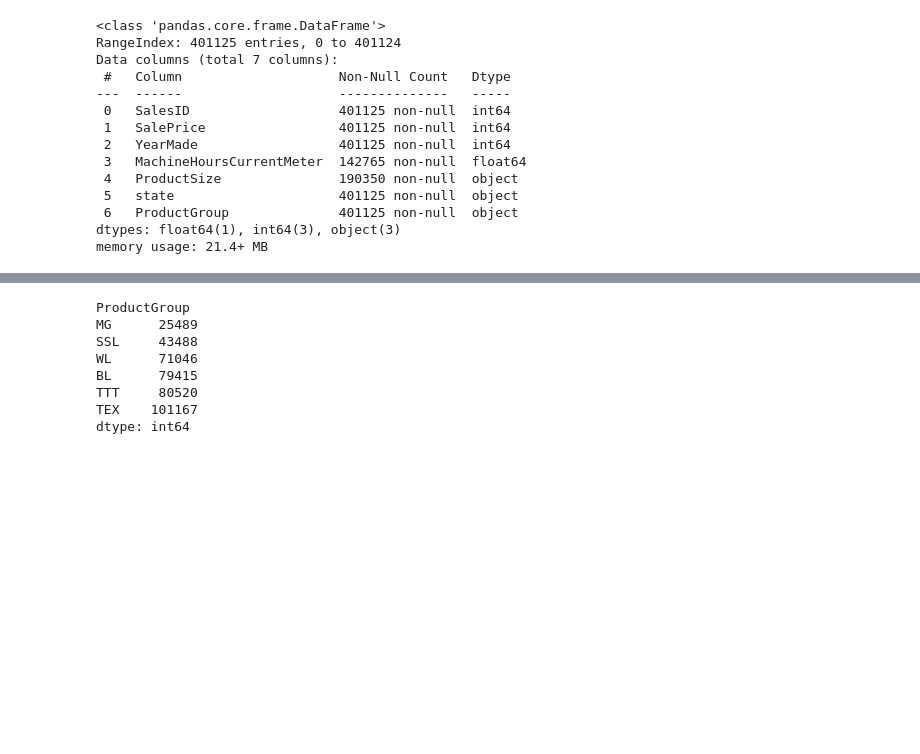
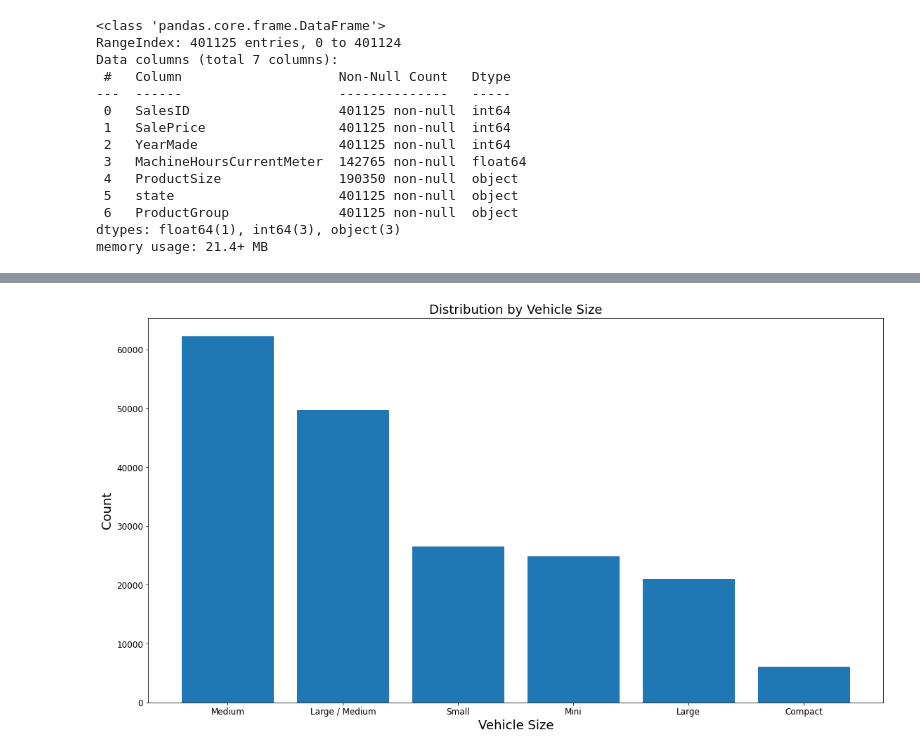
Before and after one commit to josiah-d/predicting-heavy-equipment-price, a Jupyter notebook: notebooks/josiah_eda.ipynb, the cells around one changed output, grey strips where cells are left out. Cells and saved outputs as stored; diff of their text form; code cells hidden in the pictures; blank space fills up the shorter version.

```diff
--- a/notebooks/josiah_eda.ipynb
+++ b/notebooks/josiah_eda.ipynb
@@ -100,11 +101,21 @@ dtype: int64
+# %%
+# create ProductSize dataframe
+product_size = df.groupby('ProductSize').size().sort_values(ascending=False)
+# %%
+# plot ProductSize frequency histogram
+fig, ax = plt.subplots(figsize=(16, 9))
+
+ax.bar(product_size.index, product_size)
+
+ax.set_title('Distribution by Vehicle Size')
+ax.set_xlabel('Vehicle Size')
+ax.set_ylabel('Count')
+
+fig.tight_layout()
+
+fig.savefig('../img/distribution_size.jpg')
+# %% [output]
+[figure, added]
 # %%
-df.groupby('ProductGroup').size().sort_values()
+# create ProductGroup dataframe
+product_group = df.groupby('ProductGroup').size().sort_values(ascending=False)
-# %% [output]
-ProductGroup
-MG      25489
-SSL     43488
-WL      71046
-BL      79415
-TTT     80520
-TEX    101167
-dtype: int64
```
Also changed, not shown: parts of 22 cells of this notebook, 11 other files.
